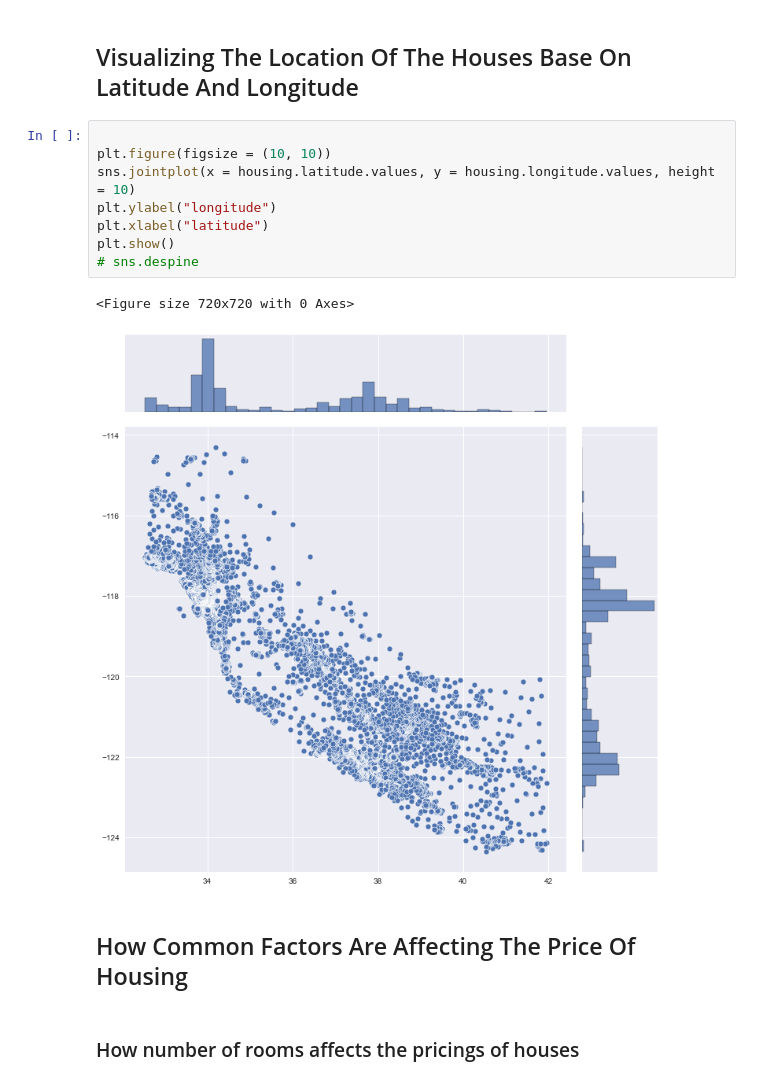
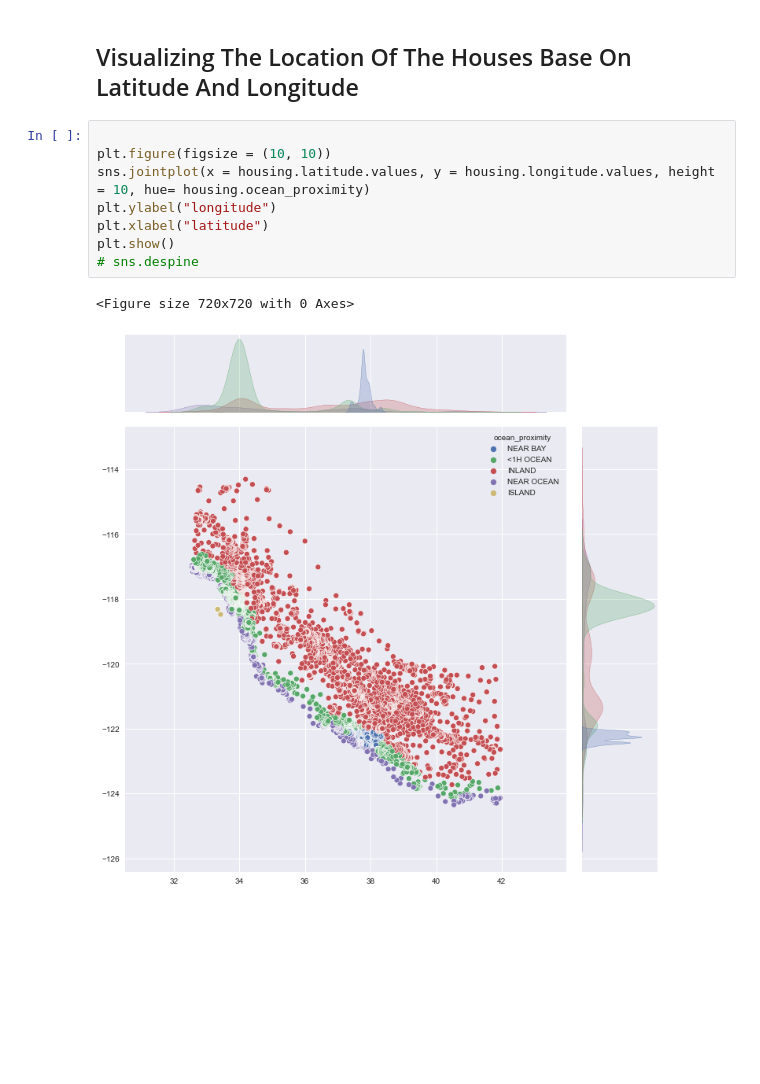
Before and after one commit to EmmanuelAjibokun/Housing-Price-Prediction, a Jupyter notebook: Housing Price with Data Visualization.ipynb, the cells around one changed output. Drawn from its saved outputs; the diff is of its cells as text; blank space fills up the shorter version.

```diff
--- a/Housing Price with Data Visualization.ipynb
+++ b/Housing Price with Data Visualization.ipynb
@@ -246,15 +247,11 @@ plt.show()
 # %%
 
 plt.figure(figsize = (10, 10))
-sns.jointplot(x = housing.latitude.values, y = housing.longitude.values, height = 10)
+sns.jointplot(x = housing.latitude.values, y = housing.longitude.values, height = 10, hue= housing.ocean_proximity)
 plt.ylabel("longitude")
 plt.xlabel("latitude")
 plt.show()
 # sns.despine
 # %% [output]
 <Figure size 720x720 with 0 Axes>
-[figure, old version]
+[figure, new version]
-# %% [markdown]
-## How Common Factors Are Affecting The Price Of Housing
-# %% [markdown]
-### How number of rooms affects the pricings of houses
```
Also changed, not shown: parts of 19 cells of this notebook.
